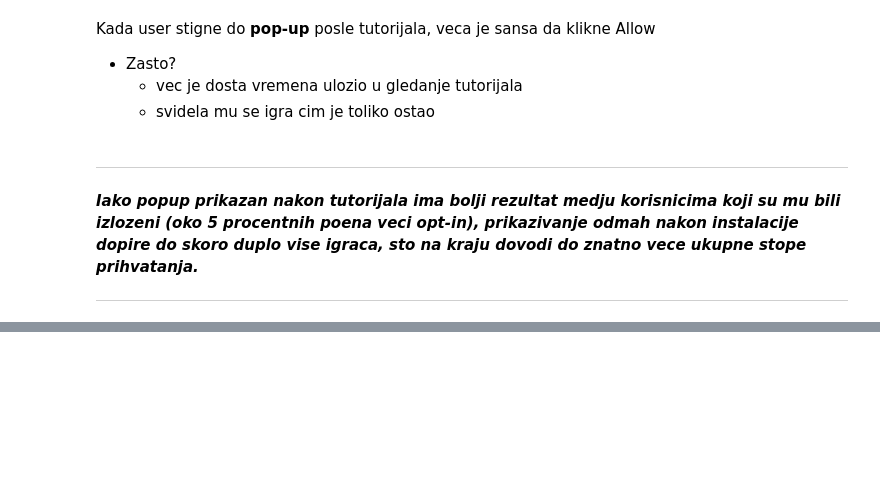
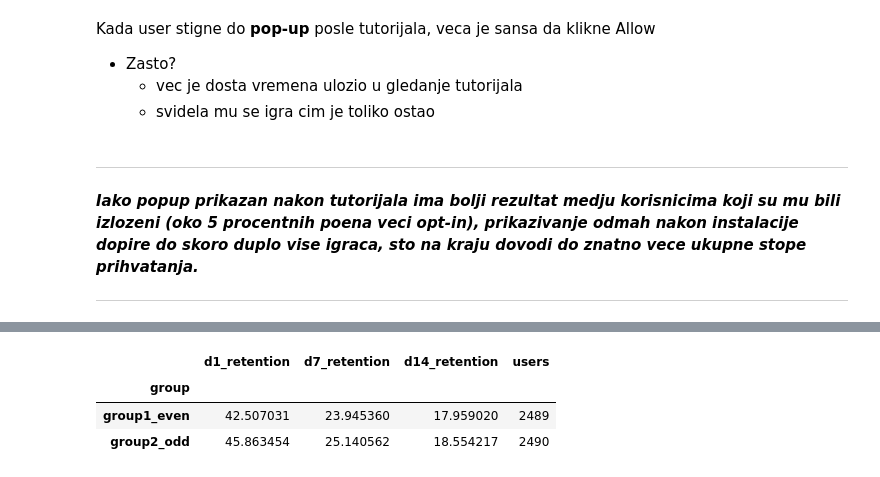
Before and after one commit to dobrosavljevicnenad/nordeus-notification-abtest-retention-ml, a Jupyter notebook: notebooks/01_ab_test_analysis.ipynb, the cells around one changed output, grey strips where cells are left out. Cells and saved outputs as stored; diff of their text form; code cells hidden in the pictures; blank space fills up the shorter version.

```diff
--- a/notebooks/01_ab_test_analysis.ipynb
+++ b/notebooks/01_ab_test_analysis.ipynb
@@ -386,0 +430,21 @@ Kada user stigne do **pop-up** posle tutorijala, veca je sansa da klikne Allow
+# %%
+retention_summary = (
+    user_base
+    .groupby("group")
+    .agg(
+        d1_retention=("retained_d1", "mean"),
+        d7_retention=("retained_d7", "mean"),
+        d14_retention=("retained_d14", "mean"),
+        users=("login_id", "count")
+    )
+)
+
+retention_summary_percent = retention_summary.copy()
+retention_summary_percent[["d1_retention", "d7_retention", "d14_retention"]] *= 100
+
+display(retention_summary_percent)
+# %% [output]
+|  | d1_retention | d7_retention | d14_retention | users |
+| group |  |  |  |  |
+| group1_even | 42.507031 | 23.945360 | 17.959020 | 2489 |
+| group2_odd | 45.863454 | 25.140562 | 18.554217 | 2490 |
```
Also changed, not shown: parts of 11 cells of this notebook, 1 other file.
